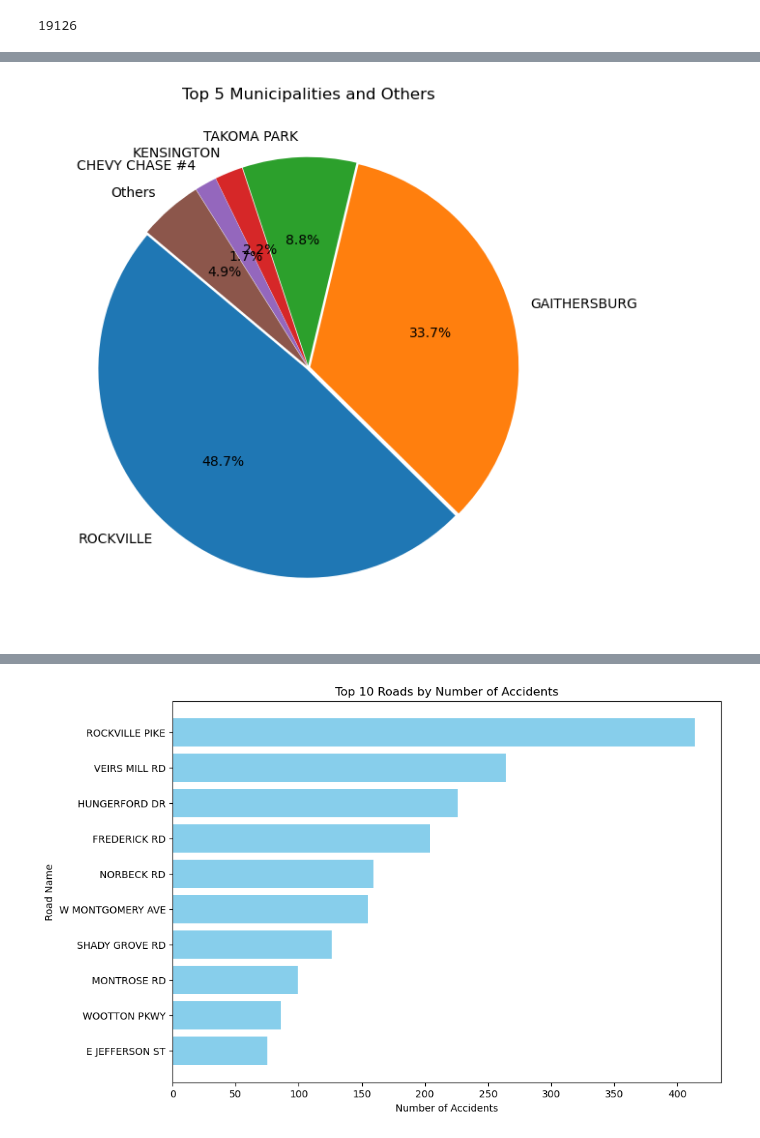
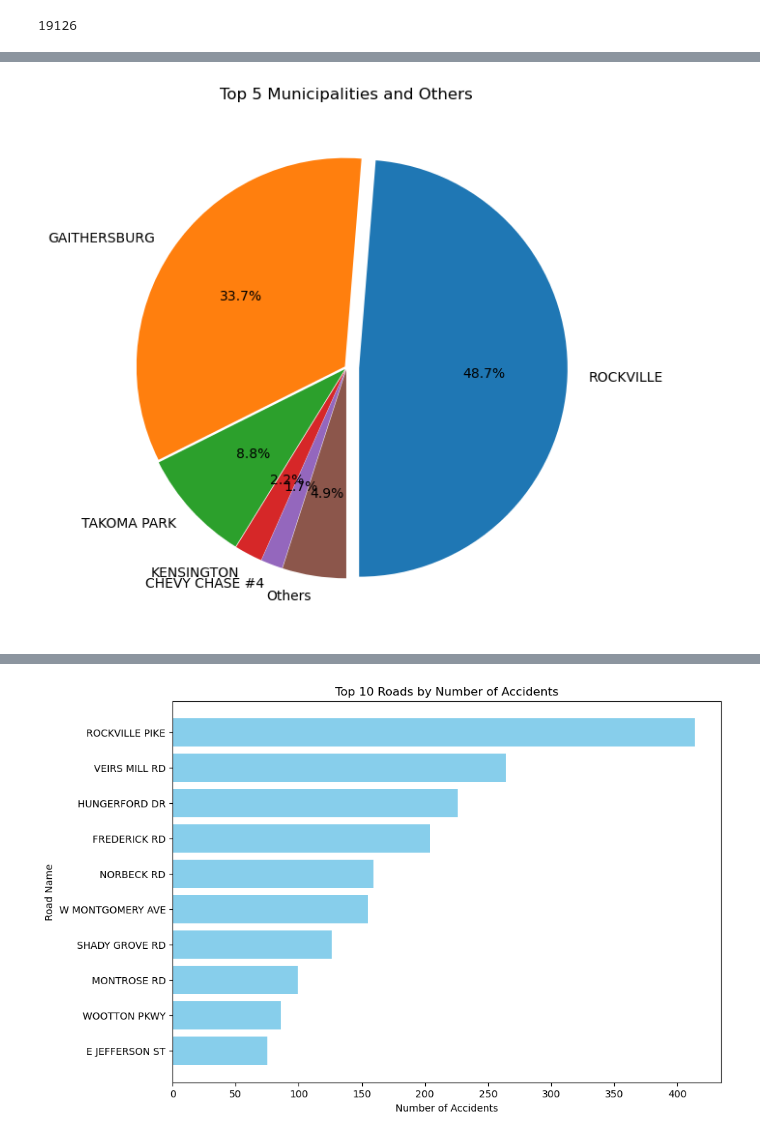
Before and after one commit to Sunjy0827/Columbia_Engineering_Data_Analytics_Project_1, a Jupyter notebook: Project I.ipynb, the cells around one changed output, grey strips where cells are left out. Drawn from its saved outputs; the diff is of its cells as text; code cells hidden in the pictures.

```diff
--- a/Project I.ipynb
+++ b/Project I.ipynb
@@ -95,36 +125,37 @@ reduced_car_crash_df.head()
 # %%
 # Plot Pie Chart
 
 grouped_df1 = (
-    reduced_car_crash_df
-    .groupby("Municipality")
-    .size()
-    .reset_index(name='num_of_accident')
-    .sort_values(by="num_of_accident", ascending=False)
-    .reset_index(drop=True)
+reduced_car_crash_df
+.groupby("Municipality")
+.size()
+.reset_index(name='num_of_accident')
+.sort_values(by="num_of_accident", ascending=False)
+.reset_index(drop=True)
 )
 
 # Calculate the top 5 and the sum of the rest
 top_5 = grouped_df1.head(5)
 others_count = grouped_df1.iloc[5:]['num_of_accident'].sum()
 
 # Create a DataFrame for "Others"
 others = pd.DataFrame({'Municipality': ['Others'], 'num_of_accident': [others_count]})
 
 # Concatenate the top 5 with the "Others" row
 top_5 = pd.concat([top_5, others], ignore_index=True)
 
 # Plotting
 labels = top_5["Municipality"]
 sizes = top_5["num_of_accident"]
-explode = [0.01] * len(top_5)  # Explode all slices slightly
+explode = [0.06,0.01,0.01,0.01,0.01,0.01] # Explode all slices slightly
 
 plt.figure(figsize=(10, 7))
-plt.pie(sizes, autopct="%1.1f%%", labels=labels, explode=explode, startangle=140)
+plt.pie(sizes, autopct="%1.1f%%", labels=labels, explode=explode, startangle=270)
 plt.title('Top 5 Municipalities and Others')
+
 plt.show()
 # %% [output]
-[figure, old version]
+[figure, new version]
 # %%
 # filtering the reduced_car_crash_df by the Municipality that has the most car accident between 2021 and 2024
 f1_df1 = reduced_car_crash_df[(reduced_car_crash_df["Municipality"] == "ROCKVILLE") & (reduced_car_crash_df["Year"] > 2020)]
```
Also changed, not shown: parts of 22 cells of this notebook, 18 other files.
